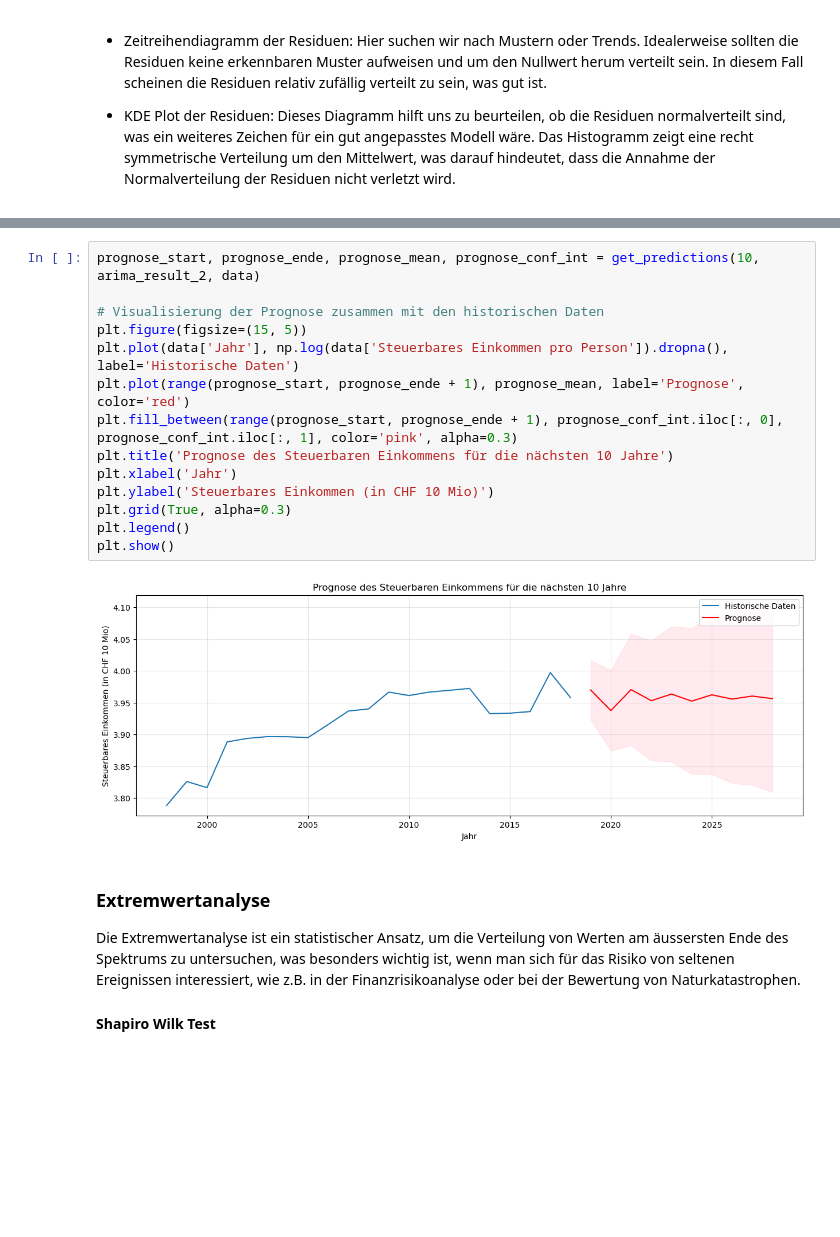
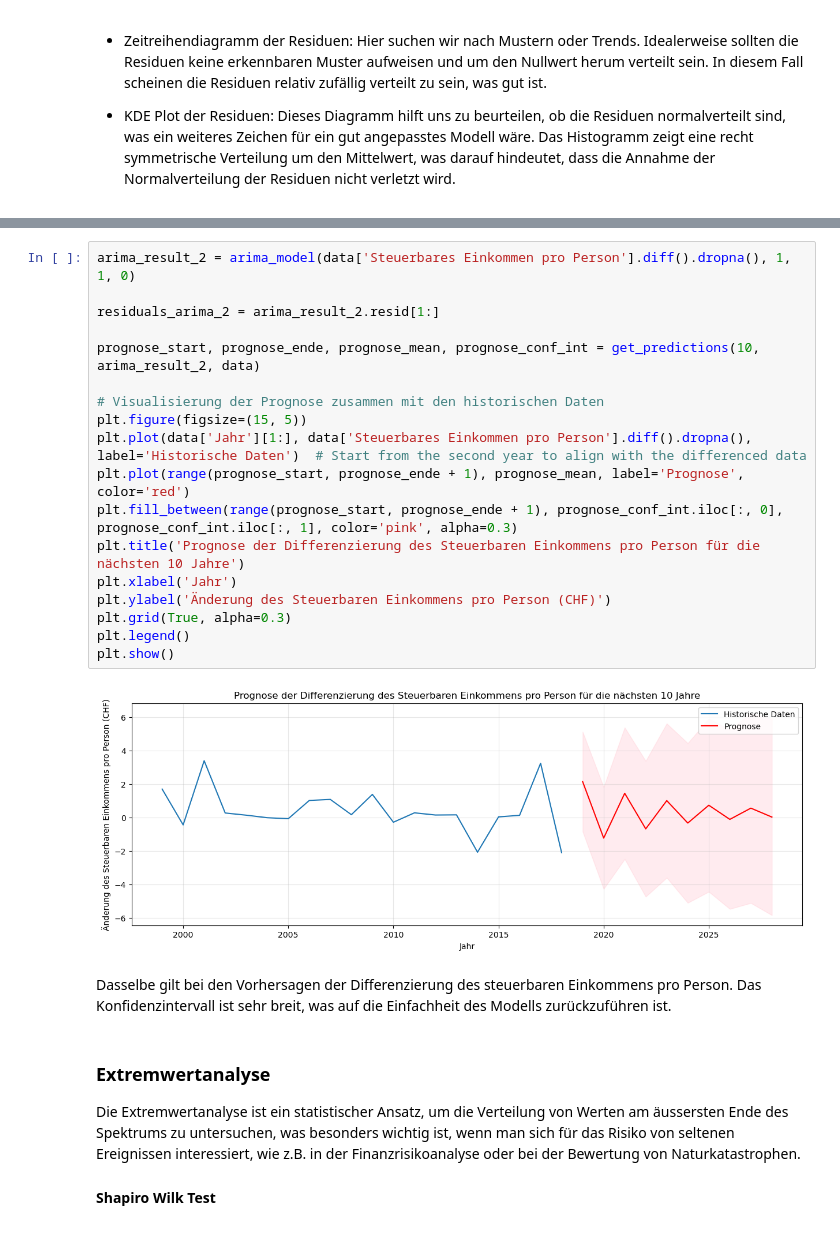
Before and after one commit to alexschillingfhnw/spz-omc, a Jupyter notebook: Notebooks/omc_sonnenberg.ipynb, the cells around one changed output, grey strips where cells are left out. Saved outputs shown, nothing was run; the diff lists cells and outputs as text; blank space fills up the shorter version.

```diff
--- a/Notebooks/omc_sonnenberg.ipynb
+++ b/Notebooks/omc_sonnenberg.ipynb
@@ -359,19 +534,25 @@ Die Prognose des steuerbaren Einkommens für die nächsten 10 Jahre wurde erfolg
 # %%
+arima_result_2 = arima_model(data['Steuerbares Einkommen pro Person'].diff().dropna(), 1, 1, 0)
+
+residuals_arima_2 = arima_result_2.resid[1:]
+
 prognose_start, prognose_ende, prognose_mean, prognose_conf_int = get_predictions(10, arima_result_2, data)
 
 # Visualisierung der Prognose zusammen mit den historischen Daten
 plt.figure(figsize=(15, 5))
-plt.plot(data['Jahr'], np.log(data['Steuerbares Einkommen pro Person']).dropna(), label='Historische Daten')
+plt.plot(data['Jahr'][1:], data['Steuerbares Einkommen pro Person'].diff().dropna(), label='Historische Daten')  # Start from the second year to align with the differenced data
 plt.plot(range(prognose_start, prognose_ende + 1), prognose_mean, label='Prognose', color='red')
 plt.fill_between(range(prognose_start, prognose_ende + 1), prognose_conf_int.iloc[:, 0], prognose_conf_int.iloc[:, 1], color='pink', alpha=0.3)
-plt.title('Prognose des Steuerbaren Einkommens für die nächsten 10 Jahre')
+plt.title('Prognose der Differenzierung des Steuerbaren Einkommens pro Person für die nächsten 10 Jahre')
 plt.xlabel('Jahr')
-plt.ylabel('Steuerbares Einkommen (in CHF 10 Mio)')
+plt.ylabel('Änderung des Steuerbaren Einkommens pro Person (CHF)')
 plt.grid(True, alpha=0.3)
 plt.legend()
 plt.show()
 # %% [output]
-[figure, old version]
+[figure, new version]
+# %% [markdown]
+Dasselbe gilt bei den Vorhersagen der Differenzierung des steuerbaren Einkommens pro Person. Das Konfidenzintervall ist sehr breit, was auf die Einfachheit des Modells zurückzuführen ist.
 # %% [markdown]
 ### Extremwertanalyse
 
```
Also changed, not shown: parts of 85 cells of this notebook, 1 other file.
